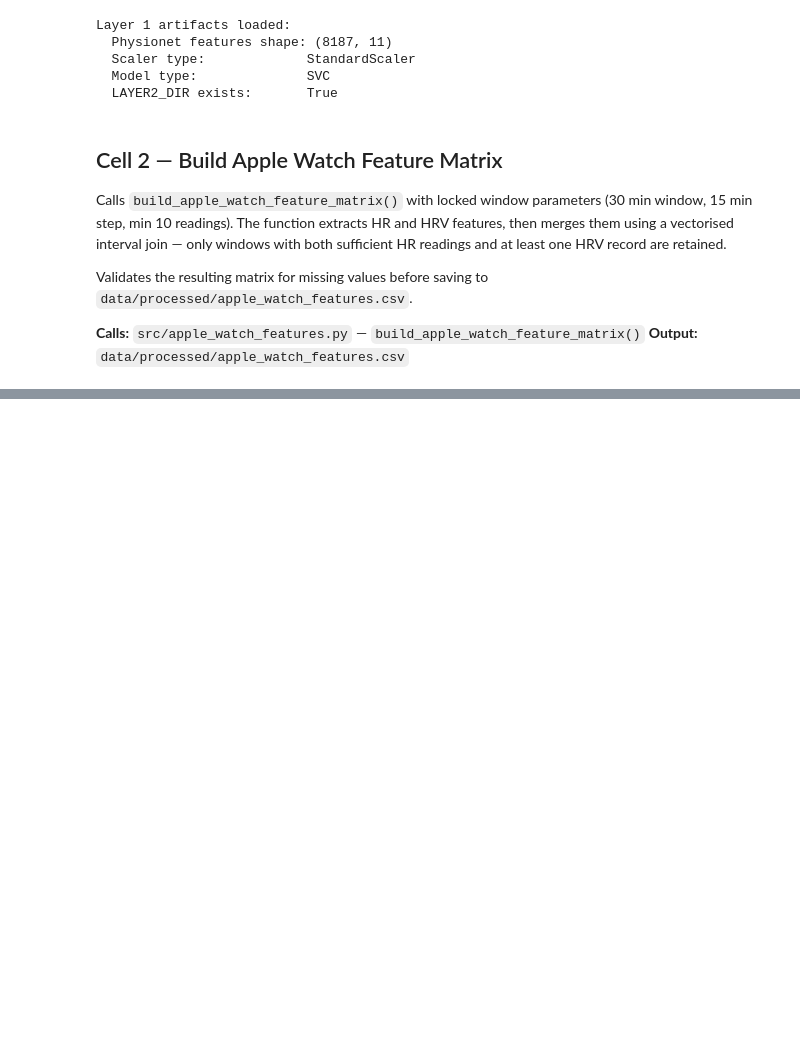
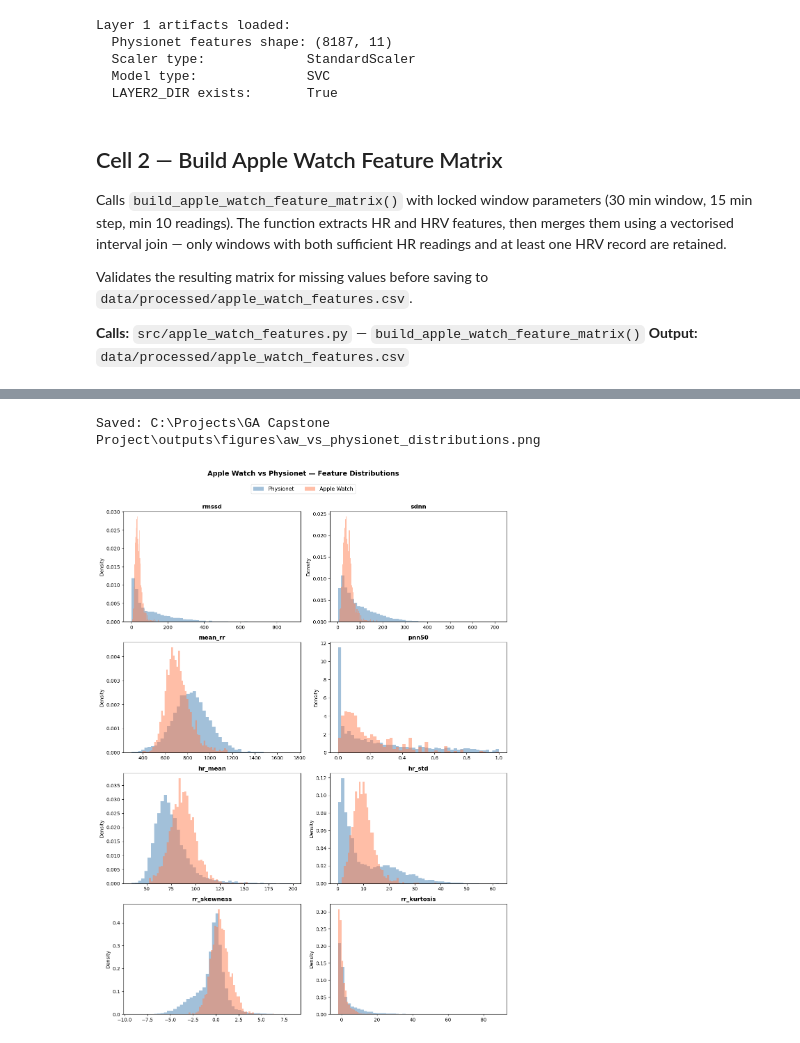
Before and after one commit to Lucas-sam93/ga-capstone-heartbeat-or-noise, a Jupyter notebook: notebooks/04_layer2_analysis.ipynb, the cells around one changed output, grey strips where cells are left out. Cells and saved outputs as stored; diff of their text form; code cells hidden in the pictures; blank space fills up the shorter version.

```diff
--- a/notebooks/04_layer2_analysis.ipynb
+++ b/notebooks/04_layer2_analysis.ipynb
@@ -208,0 +174,33 @@ week
+# %%
+# Output: outputs/figures/aw_vs_physionet_distributions.png
+
+fig, axes = plt.subplots(4, 2, figsize=(12, 16))
+axes = axes.flatten()
+
+for i, col in enumerate(FEATURE_COLS):
+    ax = axes[i]
+
+    ax.hist(physionet_features[col].dropna(), bins=50, density=True,
+            alpha=0.5, color='steelblue', label='Physionet')
+    ax.hist(aw_features[col].dropna(), bins=50, density=True,
+            alpha=0.5, color='coral', label='Apple Watch')
+
+    ax.set_title(col, fontsize=12, fontweight='bold')
+    ax.set_ylabel('Density')
+
+# Single shared legend at the top
+handles, labels = axes[0].get_legend_handles_labels()
+fig.legend(handles, labels, loc='upper center', ncol=2,
+           fontsize=11, frameon=True, bbox_to_anchor=(0.5, 0.98))
+
+fig.suptitle('Apple Watch vs Physionet — Feature Distributions',
+             fontsize=14, fontweight='bold', y=1.0)
+fig.tight_layout(rect=[0, 0, 1, 0.97])
+
+fig_path = os.path.join(FIGURE_DIR, 'aw_vs_physionet_distributions.png')
+fig.savefig(fig_path, dpi=150, bbox_inches='tight')
+print(f"Saved: {fig_path}")
+plt.show()
+# %% [output]
+Saved: C:\Projects\GA Capstone Project\outputs\figures\aw_vs_physionet_distributions.png
+[figure, added]
```
Also changed, not shown: parts of 8 cells of this notebook, 6 other files.
